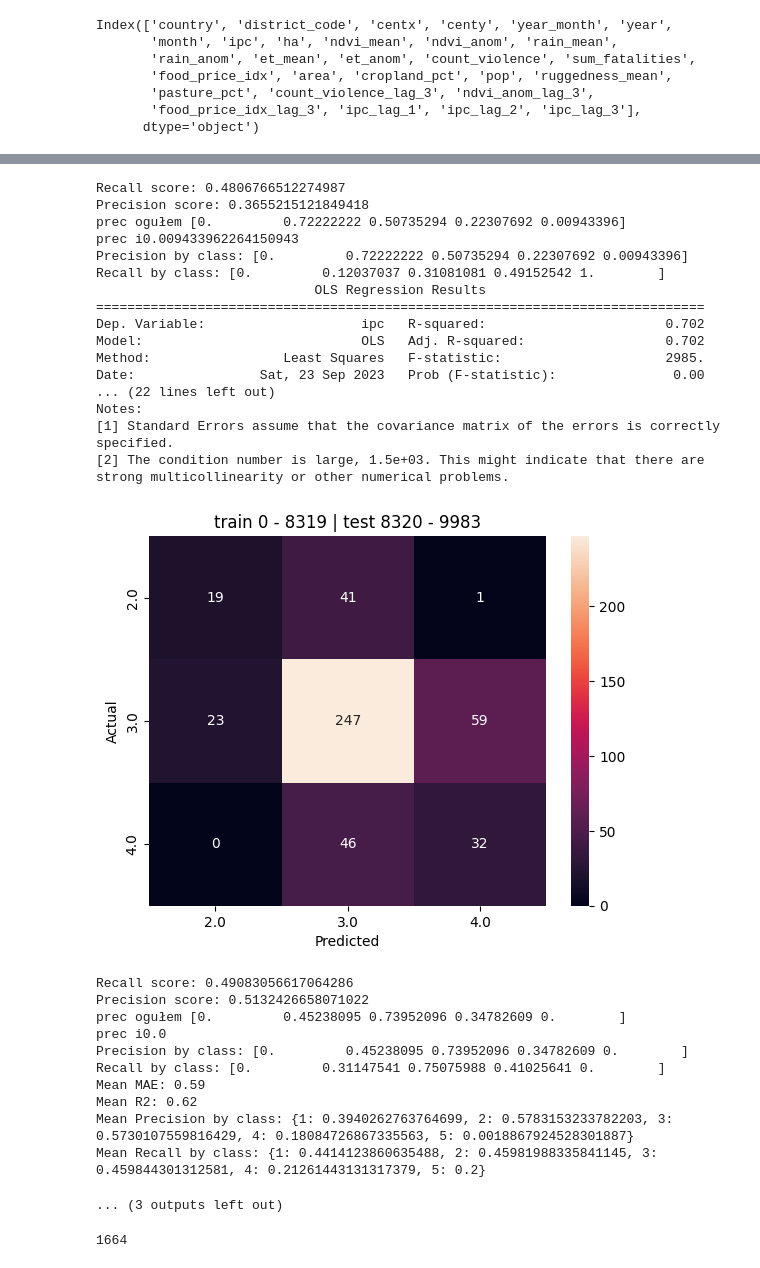
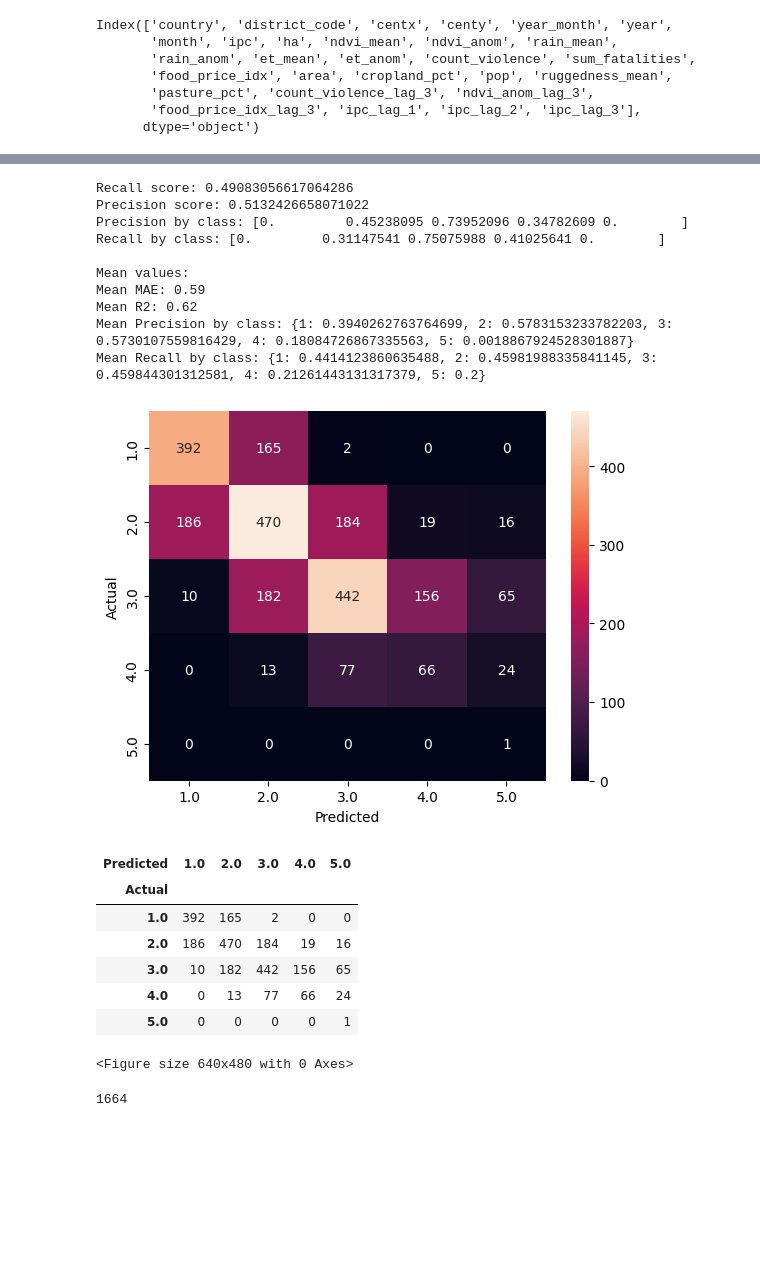
Before and after one commit to khknopp/JBG060-DC3, a Jupyter notebook: predictions.ipynb, the cells around one changed output, grey strips where cells are left out. Saved outputs shown, nothing was run; the diff lists cells and outputs as text; code cells hidden in the pictures; blank space fills up the shorter version.

```diff
--- a/predictions.ipynb
+++ b/predictions.ipynb
@@ -185,9 +185,6 @@ Index(['country', 'district_code', 'centx', 'centy', 'year_month', 'year',
 df.sort_index(level=0, inplace=True) # Sort DataFrame by date
 df = df.iloc[df['ipc'].notnull().argmax():].copy() # Drop rows until first notna value in ipc column
 # %%
-import warnings
-warnings.filterwarnings('always')
-
 X = df.iloc[:, -6:] # Define explanatory variables
 X = sm.add_constant(X) # Add constant column of 1s for intercept
 y = df[["ipc"]] # Define target data
@@ -202,8 +199,9 @@ predictions = pd.Series()
 all_true_ipc = pd.Series()
 
 # Initialize a dictionary for all classes
-precision_by_class = {i: [] for i in range(5)}
-recall_by_class = {i: [] for i in range(5)}
+precision_by_class = {i+1: [] for i in range(5)}
+recall_by_class = {i+1: [] for i in range(5)}
+
 
 for train_index, val_index in cv.split(X): # Loop over the different training-test splits
 
@@ -240,24 +238,25 @@ for train_index, val_index in cv.split(X): # Loop over the different training-te
 
 
     # Calculate precision and recall for each class
-    precision, recall, _, _ = precision_recall_fscore_support(true, pred, average=None, labels=range(1, 6))
+    precision, recall, _, _ = precision_recall_fscore_support(true, pred, average=None, labels=range(1, 6), zero_division=0)
 
     for i in range(5):
-        precision_by_class[i].append(precision[i])
-        recall_by_class[i].append(recall[i])
+        precision_by_class[i+1].append(precision[i])
+        recall_by_class[i+1].append(recall[i])
 
     # Print precision and recall for each class
     print("Precision by class:", precision)
     print("Recall by class:", recall)
 
+
+# Calculate the mean precision and recall across all iterations for each class
+mean_precision_by_class = {i+1: np.mean(precision_by_class[i+1]) for i in range(5)}
+mean_recall_by_class = {i+1: np.mean(recall_by_class[i+1]) for i in range(5)}
+
+# Print mean values of performance metrics
+print('\nMean values:')
 print(f"Mean MAE: {np.mean(mae_values):.2f}") # Print MAE
 print(f"Mean R2: {np.mean(r2_values):.2f}") # Print R2
-
-# Calculate the mean precision and recall across all iterations for each class
-mean_precision_by_class = {i+1: np.mean(precision_by_class[i]) for i in range(5)}
-mean_recall_by_class = {i+1: np.mean(recall_by_class[i]) for i in range(5)}
-
-# Print mean precision and recall for each class
 print("Mean Precision by class:", mean_precision_by_class)
 print("Mean Recall by class:", mean_recall_by_class)
 
@@ -344,32 +355,22 @@ strong multicollinearity or other numerical problems.
-Recall score: 0.4806766512274987
-Precision score: 0.3655215121849418
-prec ogułem [0.         0.72222222 0.50735294 0.22307692 0.00943396]
-prec i0.009433962264150943
-Precision by class: [0.         0.72222222 0.50735294 0.22307692 0.00943396]
-Recall by class: [0.         0.12037037 0.31081081 0.49152542 1.        ]
-                            OLS Regression Results
-==============================================================================
-Dep. Variable:                    ipc   R-squared:                       0.702
-Model:                            OLS   Adj. R-squared:                  0.702
-Method:                 Least Squares   F-statistic:                     2985.
-Date:                Sat, 23 Sep 2023   Prob (F-statistic):               0.00
-... (22 lines left out)
-Notes:
-[1] Standard Errors assume that the covariance matrix of the errors is correctly specified.
-[2] The condition number is large, 1.5e+03. This might indicate that there are
-strong multicollinearity or other numerical problems.
+Recall score: 0.49083056617064286
+Precision score: 0.5132426658071022
+Precision by class: [0.         0.45238095 0.73952096 0.34782609 0.        ]
+Recall by class: [0.         0.31147541 0.75075988 0.41025641 0.        ]
+
+Mean values:
+Mean MAE: 0.59
+Mean R2: 0.62
+Mean Precision by class: {1: 0.3940262763764699, 2: 0.5783153233782203, 3: 0.5730107559816429, 4: 0.18084726867335563, 5: 0.0018867924528301887}
+Mean Recall by class: {1: 0.4414123860635488, 2: 0.45981988335841145, 3: 0.459844301312581, 4: 0.21261443131317379, 5: 0.2}
-[figure]
+[figure, added]
+| Predicted | 1.0 | 2.0 | 3.0 | 4.0 | 5.0 |
+| Actual |  |  |  |  |  |
+| 1.0 | 392 | 165 | 2 | 0 | 0 |
+| 2.0 | 186 | 470 | 184 | 19 | 16 |
+| 3.0 | 10 | 182 | 442 | 156 | 65 |
+| 4.0 | 0 | 13 | 77 | 66 | 24 |
+| 5.0 | 0 | 0 | 0 | 0 | 1 |
-Recall score: 0.49083056617064286
-Precision score: 0.5132426658071022
-prec ogułem [0.         0.45238095 0.73952096 0.34782609 0.        ]
-prec i0.0
-Precision by class: [0.         0.45238095 0.73952096 0.34782609 0.        ]
-Recall by class: [0.         0.31147541 0.75075988 0.41025641 0.        ]
-Mean MAE: 0.59
-Mean R2: 0.62
-Mean Precision by class: {1: 0.3940262763764699, 2: 0.5783153233782203, 3: 0.5730107559816429, 4: 0.18084726867335563, 5: 0.0018867924528301887}
-Mean Recall by class: {1: 0.4414123860635488, 2: 0.45981988335841145, 3: 0.459844301312581, 4: 0.21261443131317379, 5: 0.2}
+<Figure size 640x480 with 0 Axes>
-... (3 outputs left out)
 # %%
 #y_pred.isnull() == y_val.isnull()
 y_val['ipc'].isnull().sum()
```
Also changed, not shown: parts of 3 cells of this notebook.
